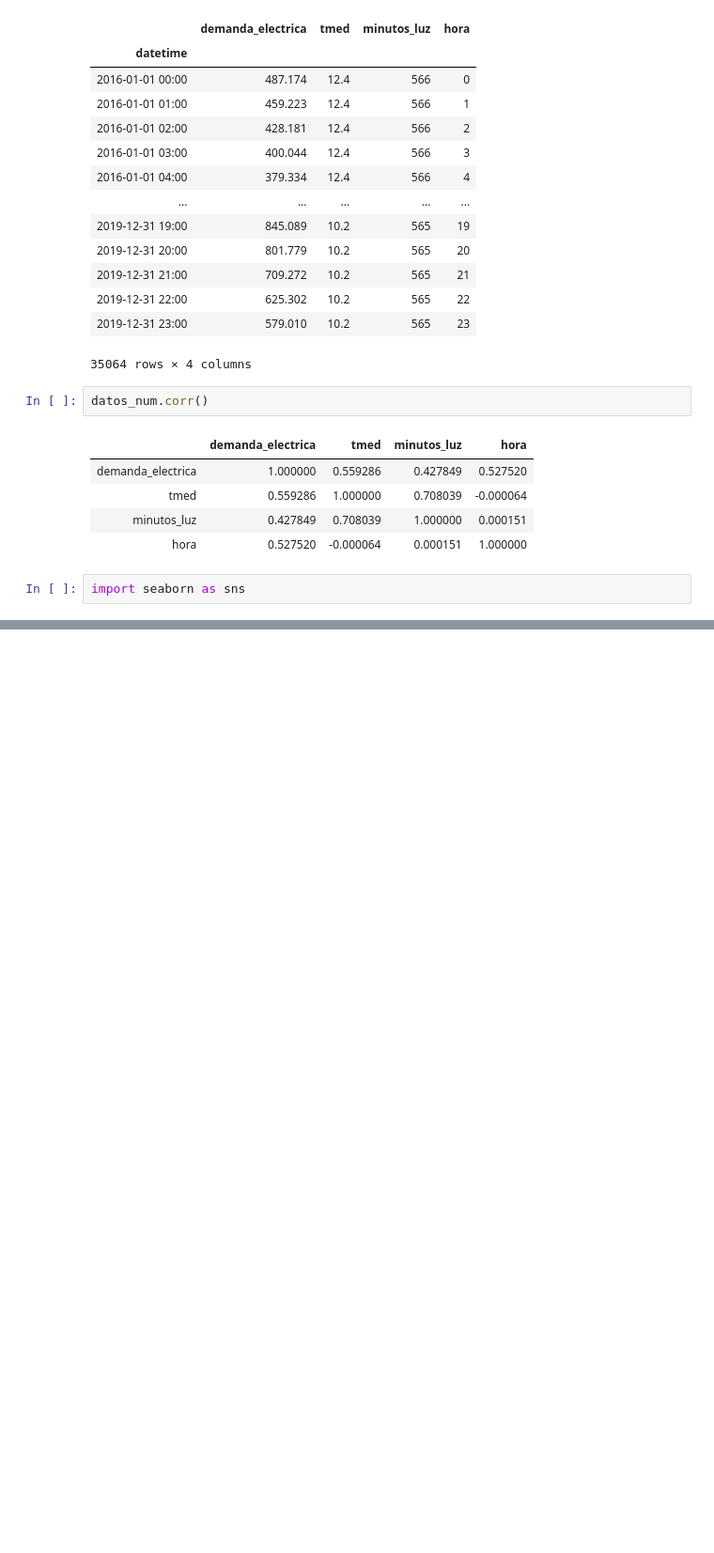
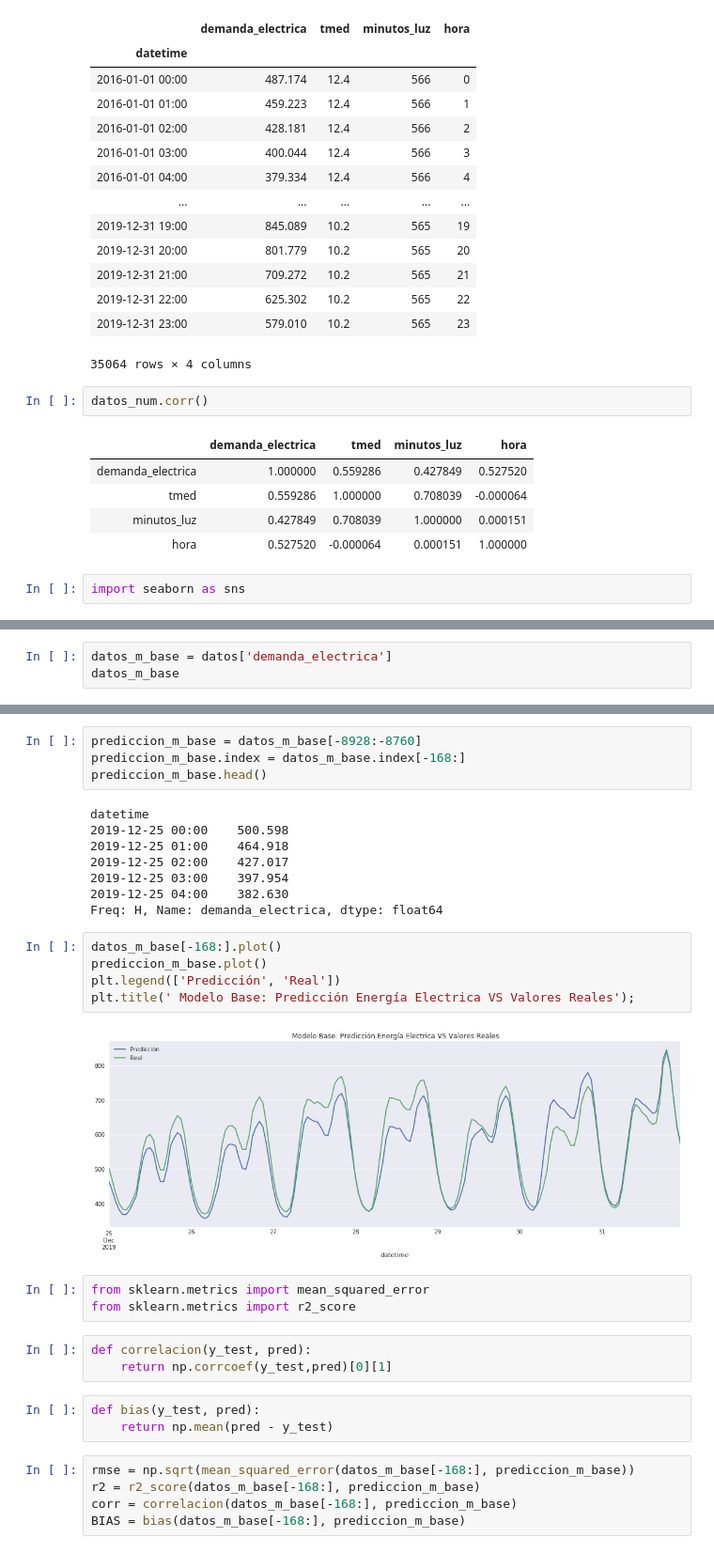
Before and after one commit to pablohhb/TFM, a Jupyter notebook: modelos.ipynb, the cells around one changed output, grey strips where cells are left out. Shown: that part at 94% size. Cells and saved outputs as stored; diff of their text form; blank space fills up the shorter version.

Commit message:
modelo base

```diff
--- a/modelos.ipynb
+++ b/modelos.ipynb
@@ -129,0 +133,3 @@ plt.title('Demanda energía eléctrica y Hora');
+# %%
+datos_m_base = datos['demanda_electrica']
+datos_m_base
@@ -129,0 +150,33 @@ plt.title('Demanda energía eléctrica y Hora');
+# %%
+prediccion_m_base = datos_m_base[-8928:-8760]
+prediccion_m_base.index = datos_m_base.index[-168:]
+prediccion_m_base.head()
+# %% [output]
+datetime
+2019-12-25 00:00    500.598
+2019-12-25 01:00    464.918
+2019-12-25 02:00    427.017
+2019-12-25 03:00    397.954
+2019-12-25 04:00    382.630
+Freq: H, Name: demanda_electrica, dtype: float64
+# %%
+datos_m_base[-168:].plot()
+prediccion_m_base.plot()
+plt.legend(['Predicción', 'Real'])
+plt.title(' Modelo Base: Predicción Energía Electrica VS Valores Reales');
+# %% [output]
+[figure, added]
+# %%
+from sklearn.metrics import mean_squared_error
+from sklearn.metrics import r2_score
+# %%
+def correlacion(y_test, pred):
+    return np.corrcoef(y_test,pred)[0][1]
+# %%
+def bias(y_test, pred):
+    return np.mean(pred - y_test)
+# %%
+rmse = np.sqrt(mean_squared_error(datos_m_base[-168:], prediccion_m_base))
+r2 = r2_score(datos_m_base[-168:], prediccion_m_base)
+corr = correlacion(datos_m_base[-168:], prediccion_m_base)
+BIAS = bias(datos_m_base[-168:], prediccion_m_base)
```
Also changed, not shown: parts of 8 cells of this notebook.
